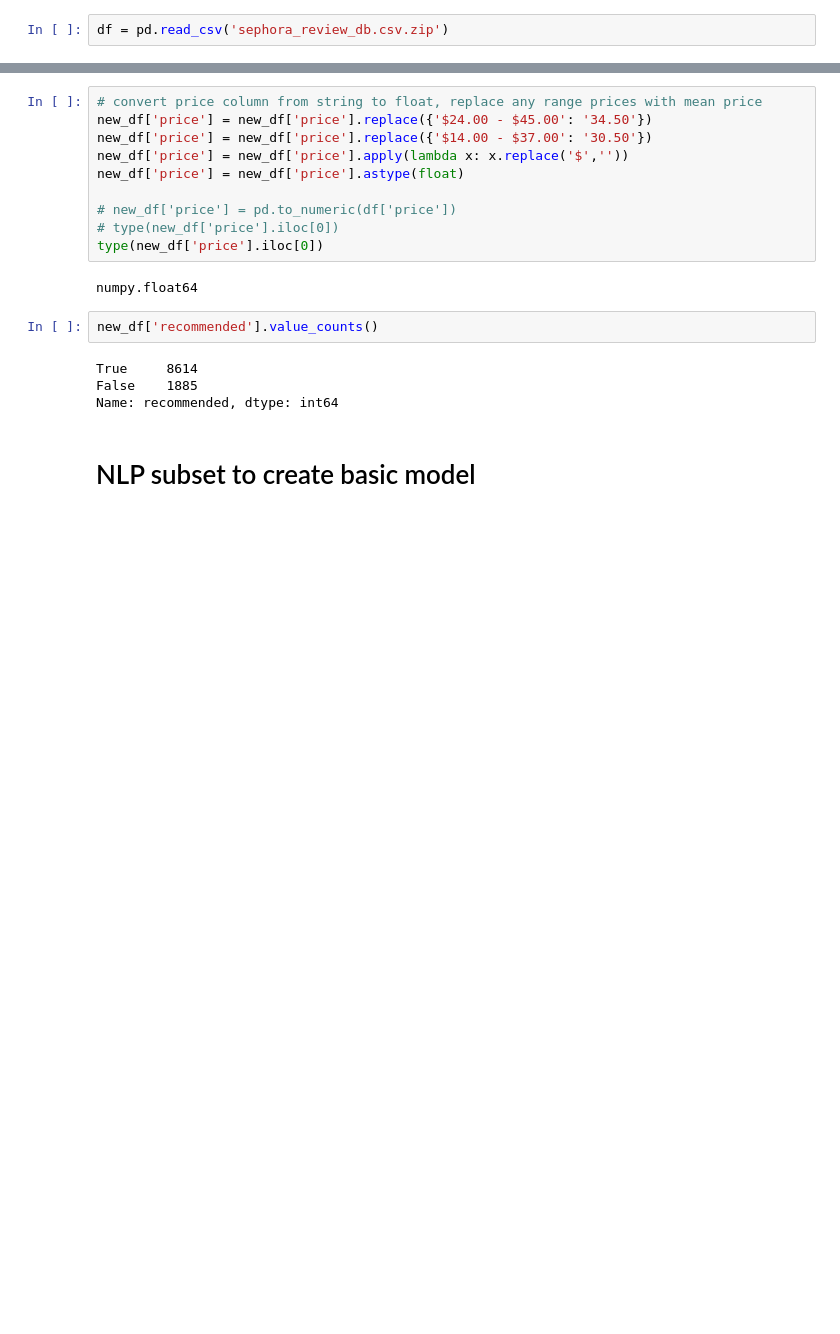
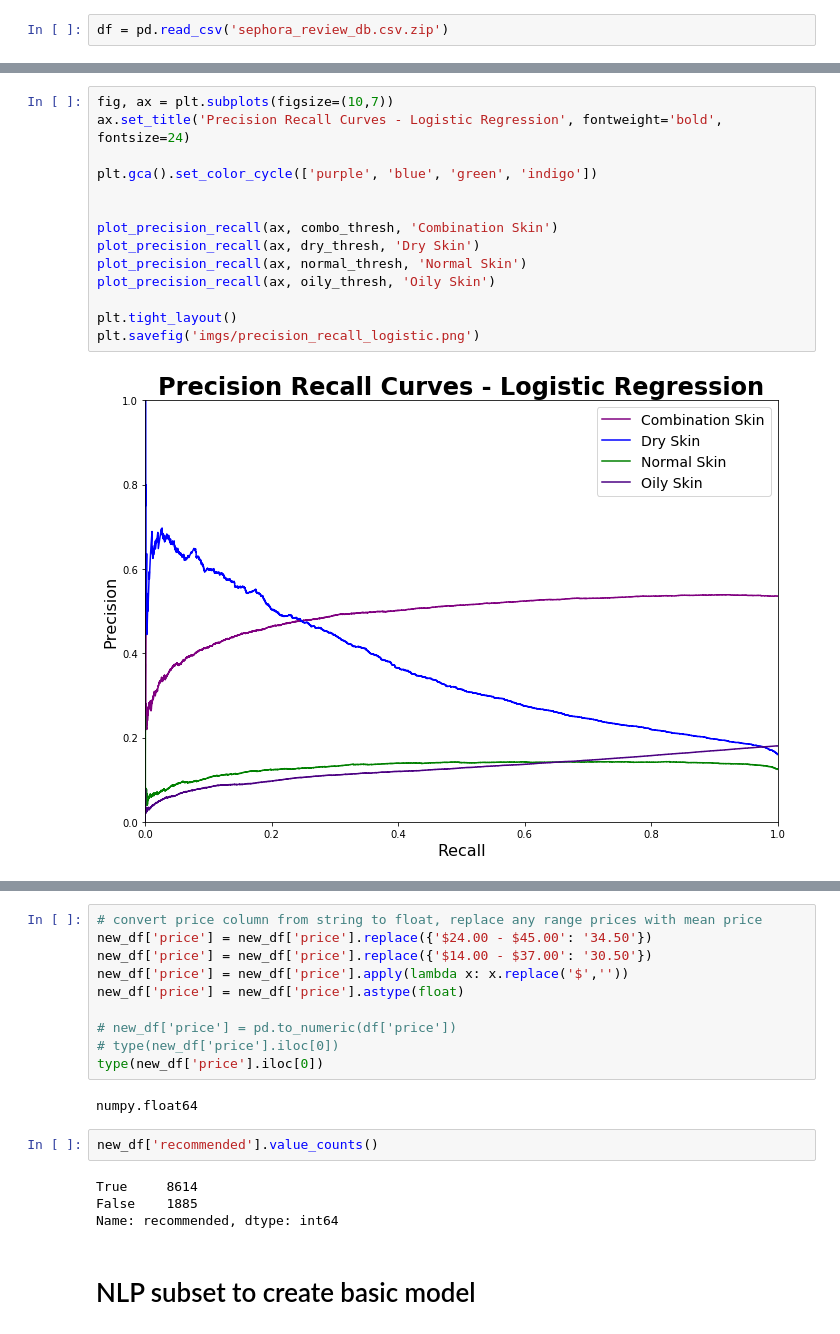
Before and after one commit to nicleong27/Beauty_Reviews, a Jupyter notebook: Reviews-Modelling.ipynb, the cells around one changed output, grey strips where cells are left out. Drawn from its saved outputs; the diff is of its cells as text; blank space fills up the shorter version.

```diff
--- a/Reviews-Modelling.ipynb
+++ b/Reviews-Modelling.ipynb
@@ -87,0 +475,16 @@ array(['$29.00', '$24.00 - $45.00', '$39.00', '$30.00', '$45.00',
+# %%
+fig, ax = plt.subplots(figsize=(10,7))
+ax.set_title('Precision Recall Curves - Logistic Regression', fontweight='bold', fontsize=24)
+
+plt.gca().set_color_cycle(['purple', 'blue', 'green', 'indigo'])
+
+
+plot_precision_recall(ax, combo_thresh, 'Combination Skin')
+plot_precision_recall(ax, dry_thresh, 'Dry Skin')
+plot_precision_recall(ax, normal_thresh, 'Normal Skin')
+plot_precision_recall(ax, oily_thresh, 'Oily Skin')
+
+plt.tight_layout()
+plt.savefig('imgs/precision_recall_logistic.png')
+# %% [output]
+[figure, added]
```
Also changed, not shown: parts of 73 cells of this notebook.
